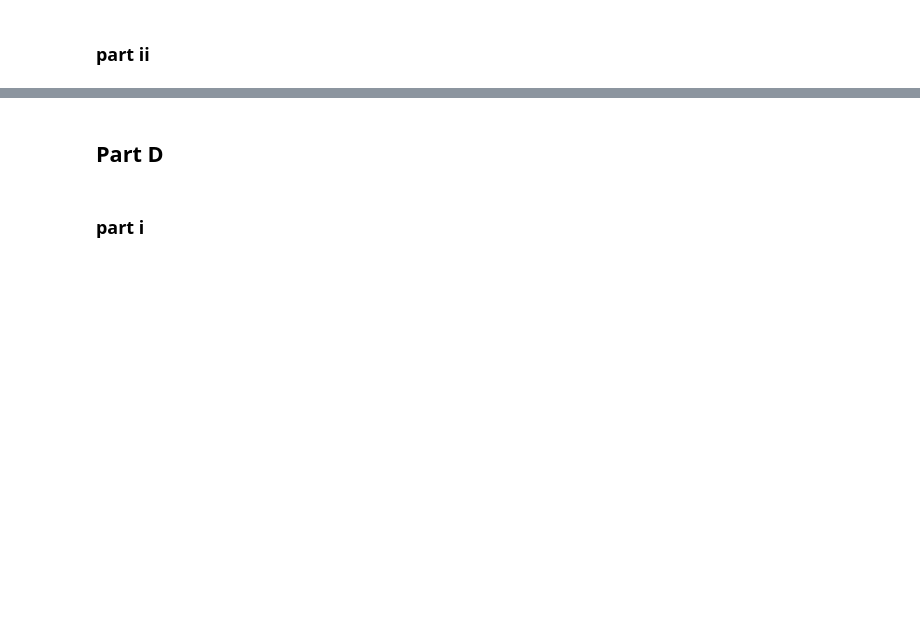
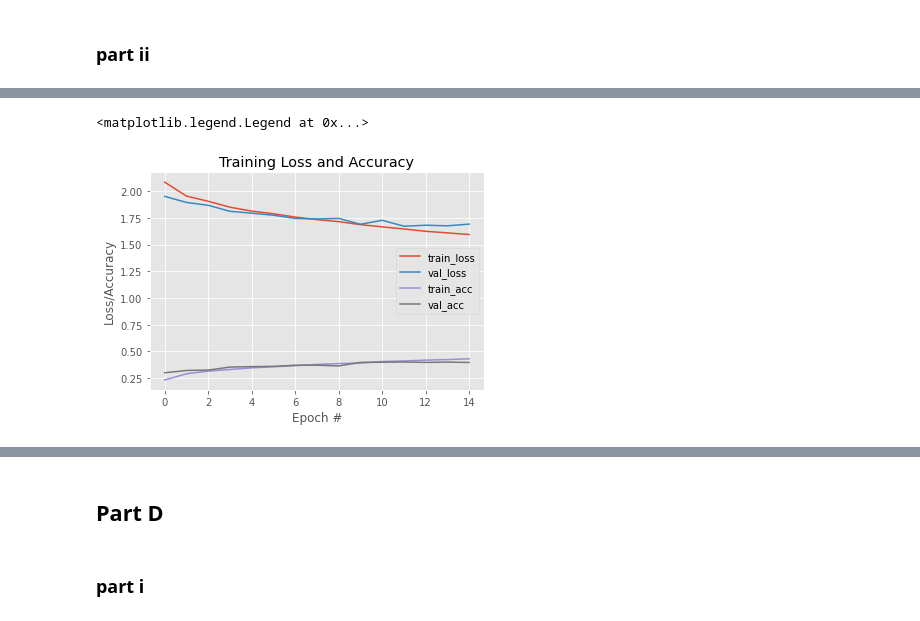
Before and after one commit to AshwinRaja941/ML_HW3, a Jupyter notebook: ML_HW3.ipynb, the cells around one changed output, grey strips where cells are left out. Saved outputs shown, nothing was run; the diff lists cells and outputs as text; code cells hidden in the pictures; blank space fills up the shorter version.

```diff
--- a/ML_HW3.ipynb
+++ b/ML_HW3.ipynb
@@ -171,0 +218,18 @@ for mean, stdev, param in zip(means, stds, params):
+# %%
+# define the 3072-1024-512-10 architecture using Keras
+def build_model_2(optimizer=SGD(lr=0.001, momentum=0.9), dropout_rate=0.25,activation_function='relu',nodes_per_layer=1024):
+  model = Sequential()
+  model.add(Dense(nodes_per_layer, input_shape=(1024,), activation=activation_function))
+  model.add(Dense(nodes_per_layer/2, activation=activation_function))
+  model.add(Dropout(dropout_rate))
+  model.add(Dense(nodes_per_layer/4, activation=activation_function))
+  model.add(Dropout(dropout_rate))
+  model.add(Dense(nodes_per_layer/8, activation=activation_function))
+  model.add(Dense(10, activation="softmax"))
+
+  model.compile(loss="categorical_crossentropy", optimizer=optimizer,metrics=["accuracy"])
+  return model
+
+model = build_model_2()
+early_stopping = EarlyStopping(monitor='val_loss', patience=3)
+H = model.fit(trainX, trainY, validation_data=(valX, valY),epochs=50, batch_size=32, callbacks=[early_stopping])
@@ -176,2 +292,4 @@ model = build_model(optimizer='adam', dropout_rate=0.25,activation_function='rel
 # %%
-H = model.fit(trainX, trainY, validation_data=(testX, testY),epochs=50, batch_size=32)
+model_final = build_model_2()
+early_stopping = EarlyStopping(monitor='val_loss', patience=3)
+H = model_final.fit(trainX, trainY, validation_data=(testX, testY),epochs=50, batch_size=32, callbacks=[early_stopping])
@@ -186,15 +347,18 @@ model.summary()
 # %%
 # plot the training loss and accuracy
 plt.style.use("ggplot")
 plt.figure()
-plt.plot(np.arange(0, 50), H.history["loss"], label="train_loss")
-plt.plot(np.arange(0, 50), H.history["val_loss"], label="val_loss")
-plt.plot(np.arange(0, 50), H.history["accuracy"], label="train_acc")
-plt.plot(np.arange(0, 50), H.history["val_accuracy"], label="val_acc")
+plt.plot(np.arange(0, 15), H.history["loss"], label="train_loss")
+plt.plot(np.arange(0, 15), H.history["val_loss"], label="val_loss")
+plt.plot(np.arange(0, 15), H.history["accuracy"], label="train_acc")
+plt.plot(np.arange(0, 15), H.history["val_accuracy"], label="val_acc")
 plt.title("Training Loss and Accuracy")
 plt.xlabel("Epoch #")
 plt.ylabel("Loss/Accuracy")
 plt.legend()
+# %% [output]
+<matplotlib.legend.Legend at 0x...>
+[figure, added]
 # %%
 # Make predictions on the test set
 y_pred = predictions
```
Also changed, not shown: parts of 22 cells of this notebook, 1 other file.
